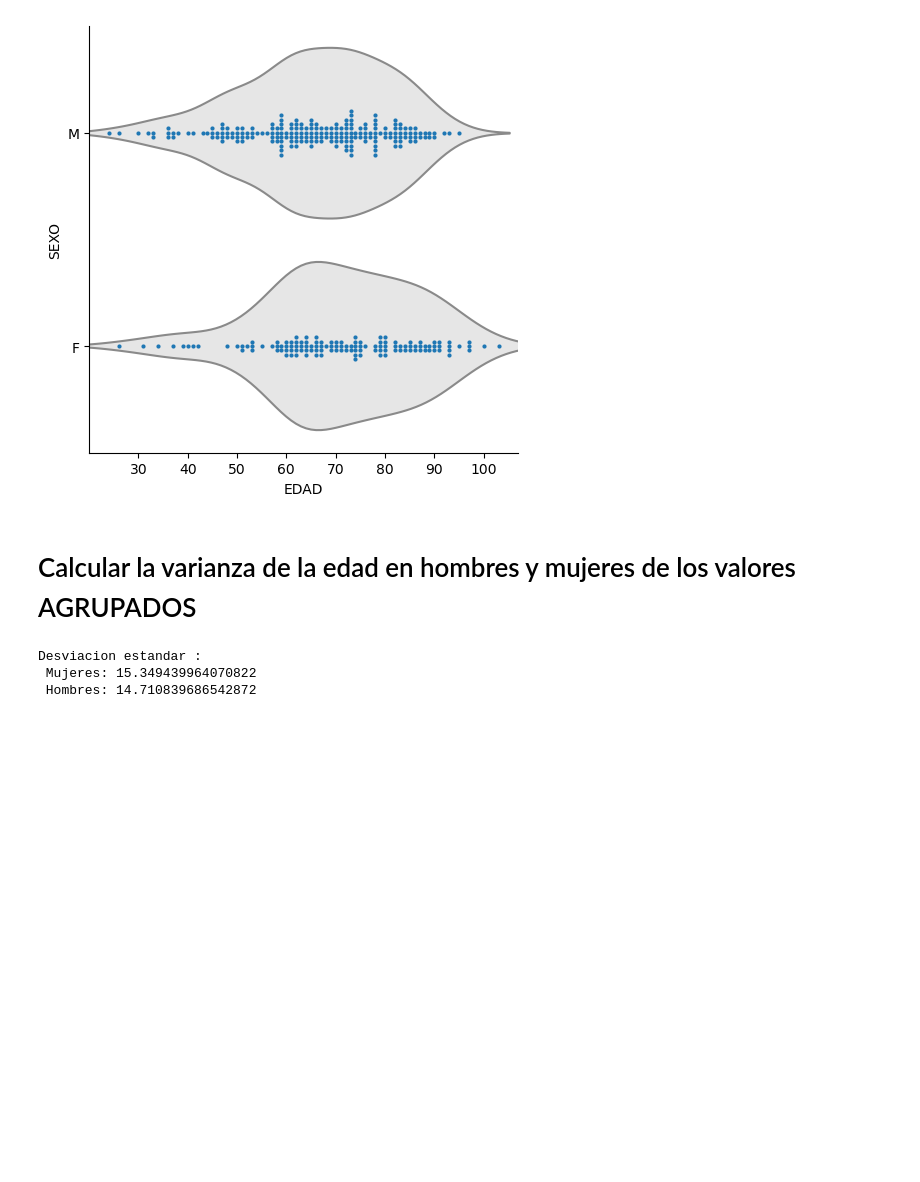
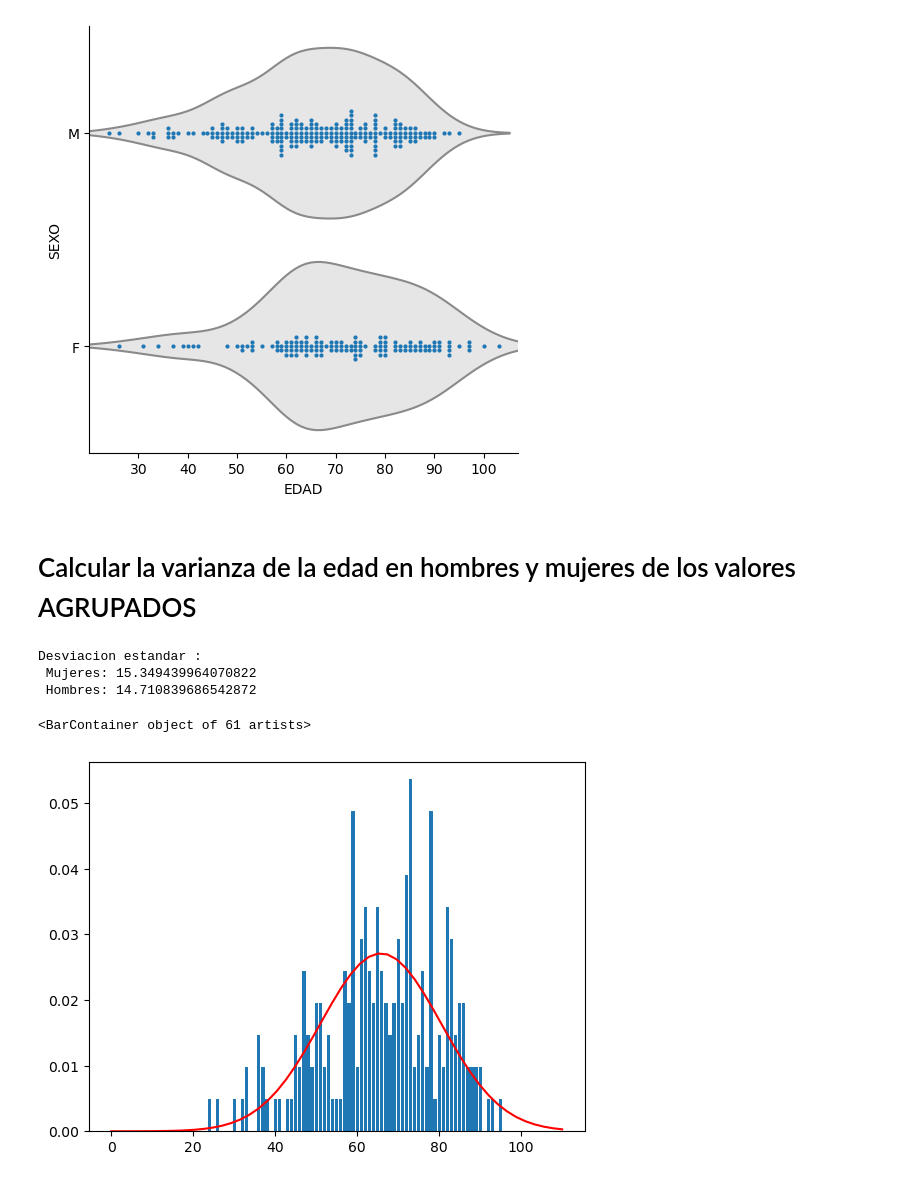
Before and after one commit to carlosjara/ANDES_Statistic, a Jupyter notebook: Tareas/Tarea2.ipynb, the cells around one changed output. Cells and saved outputs as stored; diff of their text form; code cells hidden in the pictures; blank space fills up the shorter version.

Commit message:
Actualizacion notas de clase, actualizacion de graficas de varianza con sus modelo relacionados con la normal

```diff
--- a/Tareas/Tarea2.ipynb
+++ b/Tareas/Tarea2.ipynb
@@ -137,9 +138,12 @@ Desviacion estandar :
  Hombres: 14.710839686542872
 # %%
 x = np.linspace(0,110)
-#modelo1 = norm.pdf(x, loc=meanM, scale=stdF)
-#modelo1 = norm.pdf(x, loc=meanM, scale=stdF)
+modelo1 = norm.pdf(x, loc=meanM, scale=stdM)
+modelo2 = norm.pdf(x, loc=meanF, scale=stdF)
 # %%
-#plt.plot(x,modelo1, color='r')
-#plt.bar( CrossEdadF.index, CrossEdadF.Fallecido/np.sum(CrossEdadF.Fallecido))
+plt.plot(x,modelo1, color='r')
+plt.bar( CrossEdadM.index, CrossEdadM.Fallecido/np.sum(CrossEdadM.Fallecido))
+# %% [output]
+<BarContainer object of 61 artists>
+[figure, added]
 # %%
```
Also changed, not shown: parts of 2 cells of this notebook.
